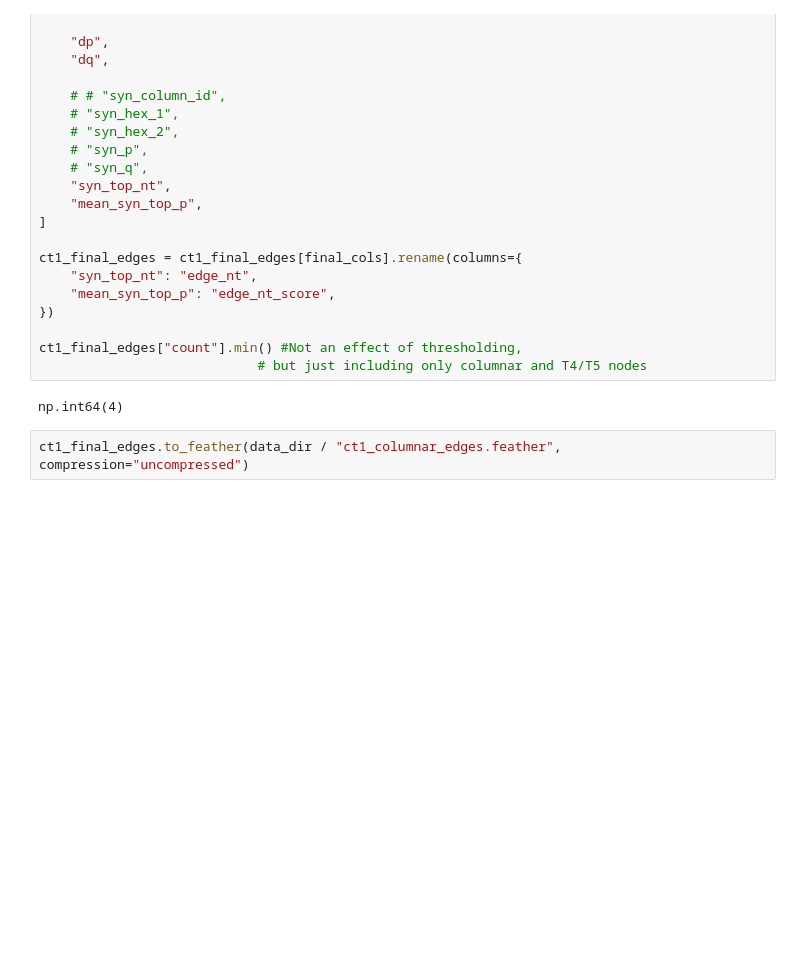
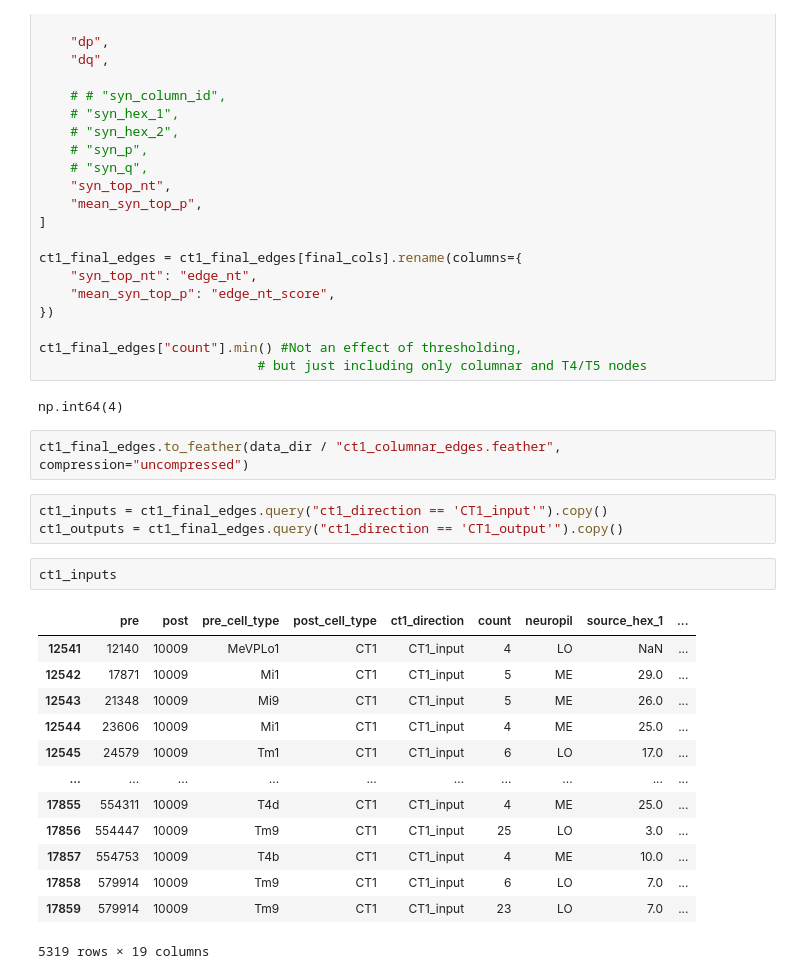
Before and after one commit to Fitzgerald-Lab-NU/connectome_analysis, a Jupyter notebook: ct1_edgelist_columnar.ipynb, the cells around one changed output. Drawn from its saved outputs; the diff is of its cells as text; blank space fills up the shorter version.

```diff
--- a/ct1_edgelist_columnar.ipynb
+++ b/ct1_edgelist_columnar.ipynb
@@ -220,3 +220,22 @@ ct1_final_edges["count"].min() #Not an effect of thresholding,
 np.int64(4)
 # %%
 ct1_final_edges.to_feather(data_dir / "ct1_columnar_edges.feather", compression="uncompressed")
+# %%
+ct1_inputs = ct1_final_edges.query("ct1_direction == 'CT1_input'").copy()
+ct1_outputs = ct1_final_edges.query("ct1_direction == 'CT1_output'").copy()
+# %%
+ct1_inputs
+# %% [output]
+|  | pre | post | pre_cell_type | post_cell_type | ct1_direction | count | neuropil | source_hex_1 | ... |
+| 12541 | 12140 | 10009 | MeVPLo1 | CT1 | CT1_input | 4 | LO | NaN | ... |
+| 12542 | 17871 | 10009 | Mi1 | CT1 | CT1_input | 5 | ME | 29.0 | ... |
+| 12543 | 21348 | 10009 | Mi9 | CT1 | CT1_input | 5 | ME | 26.0 | ... |
+| 12544 | 23606 | 10009 | Mi1 | CT1 | CT1_input | 4 | ME | 25.0 | ... |
+| 12545 | 24579 | 10009 | Tm1 | CT1 | CT1_input | 6 | LO | 17.0 | ... |
+| ... | ... | ... | ... | ... | ... | ... | ... | ... | ... |
+| 17855 | 554311 | 10009 | T4d | CT1 | CT1_input | 4 | ME | 25.0 | ... |
+| 17856 | 554447 | 10009 | Tm9 | CT1 | CT1_input | 25 | LO | 3.0 | ... |
+| 17857 | 554753 | 10009 | T4b | CT1 | CT1_input | 4 | ME | 10.0 | ... |
+| 17858 | 579914 | 10009 | Tm9 | CT1 | CT1_input | 6 | LO | 7.0 | ... |
+| 17859 | 579914 | 10009 | Tm9 | CT1 | CT1_input | 23 | LO | 7.0 | ... |
+5319 rows × 19 columns
```
Also changed, not shown: parts of 4 cells of this notebook, 3 other files.
